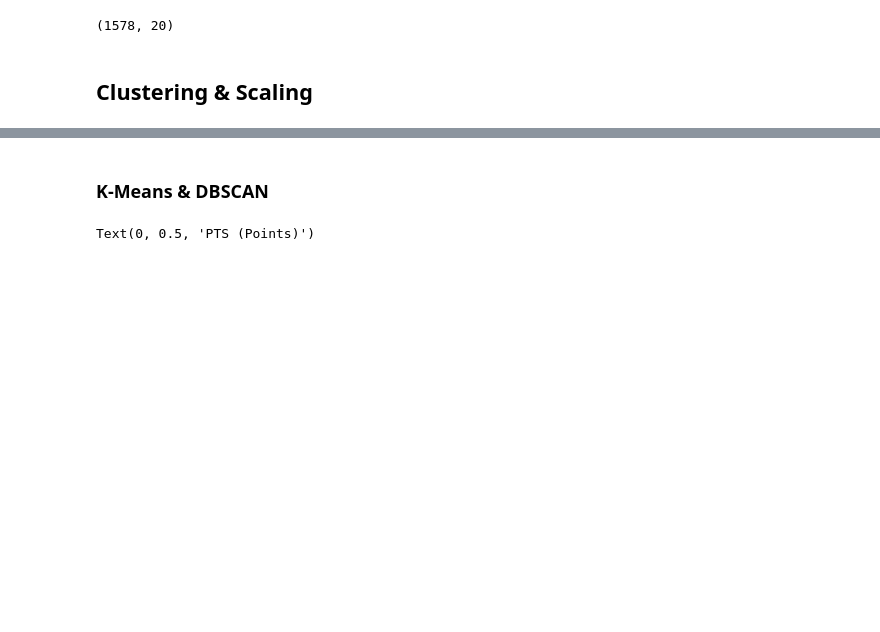
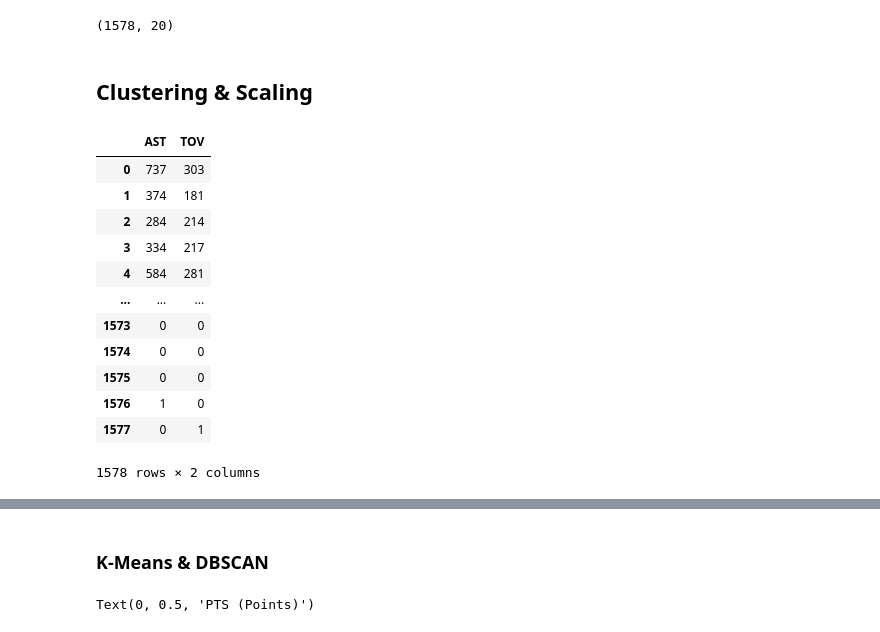
Before and after one commit to SertacBattal/MLBus_HDipData_Sept23_FT, a Jupyter notebook: SertacBattal_MLBus_Semester2_CA1.ipynb, the cells around one changed output, grey strips where cells are left out. Saved outputs shown, nothing was run; the diff lists cells and outputs as text; code cells hidden in the pictures; blank space fills up the shorter version.

```diff
--- a/SertacBattal_MLBus_Semester2_CA1.ipynb
+++ b/SertacBattal_MLBus_Semester2_CA1.ipynb
@@ -181,3 +188,22 @@ from sklearn.preprocessing import StandardScaler
 # %%
 selected_features = ['MIN', 'PTS']
 selected_data = data[selected_features]
+# %%
+selected_features = ['AST', 'TOV']
+selected_data = data[selected_features]
+# %%
+selected_data
+# %% [output]
+|  | AST | TOV |
+| 0 | 737 | 303 |
+| 1 | 374 | 181 |
+| 2 | 284 | 214 |
+| 3 | 334 | 217 |
+| 4 | 584 | 281 |
+| ... | ... | ... |
+| 1573 | 0 | 0 |
+| 1574 | 0 | 0 |
+| 1575 | 0 | 0 |
+| 1576 | 1 | 0 |
+| 1577 | 0 | 1 |
+1578 rows × 2 columns
```
Also changed, not shown: parts of 47 cells of this notebook, 1 other file.
